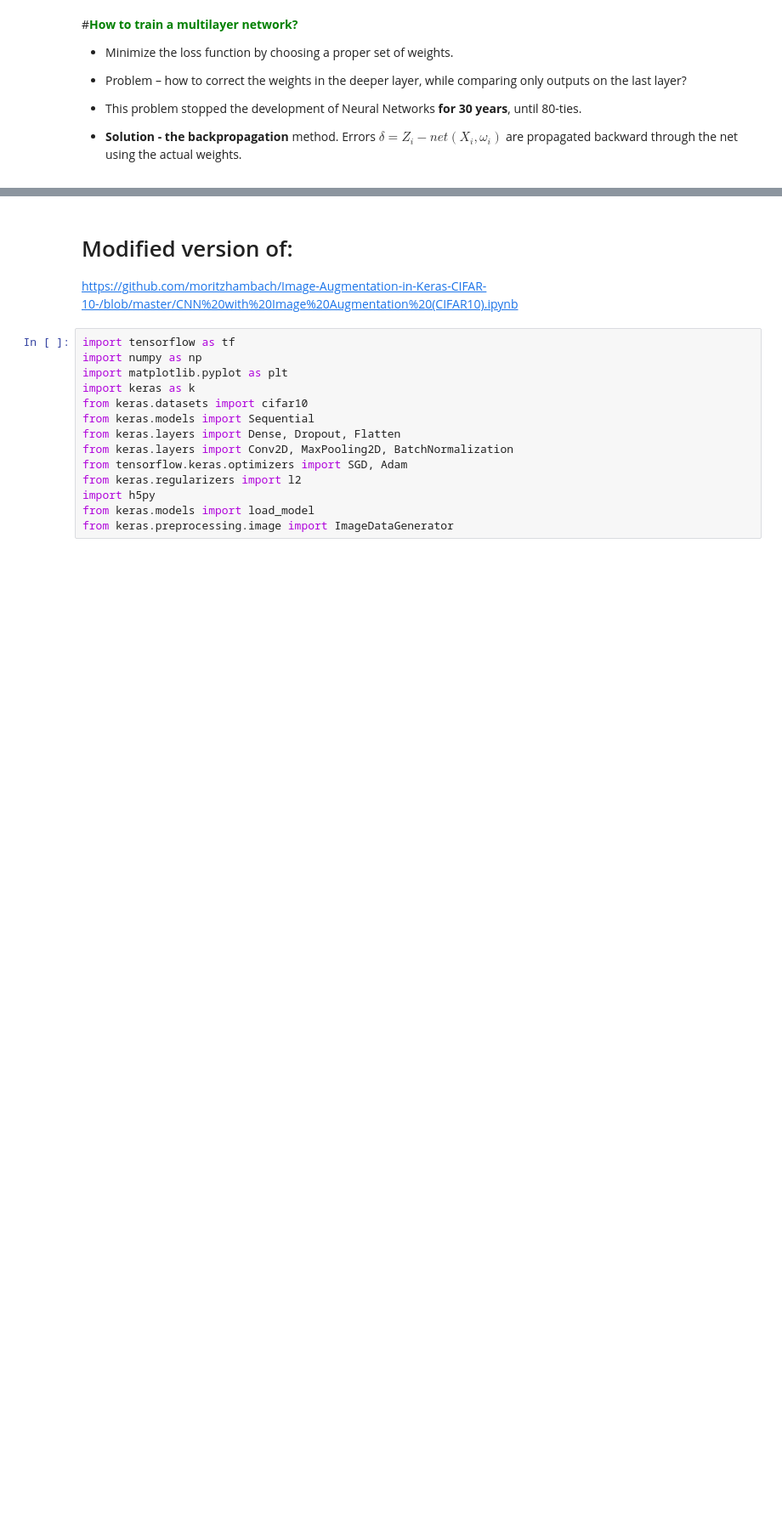
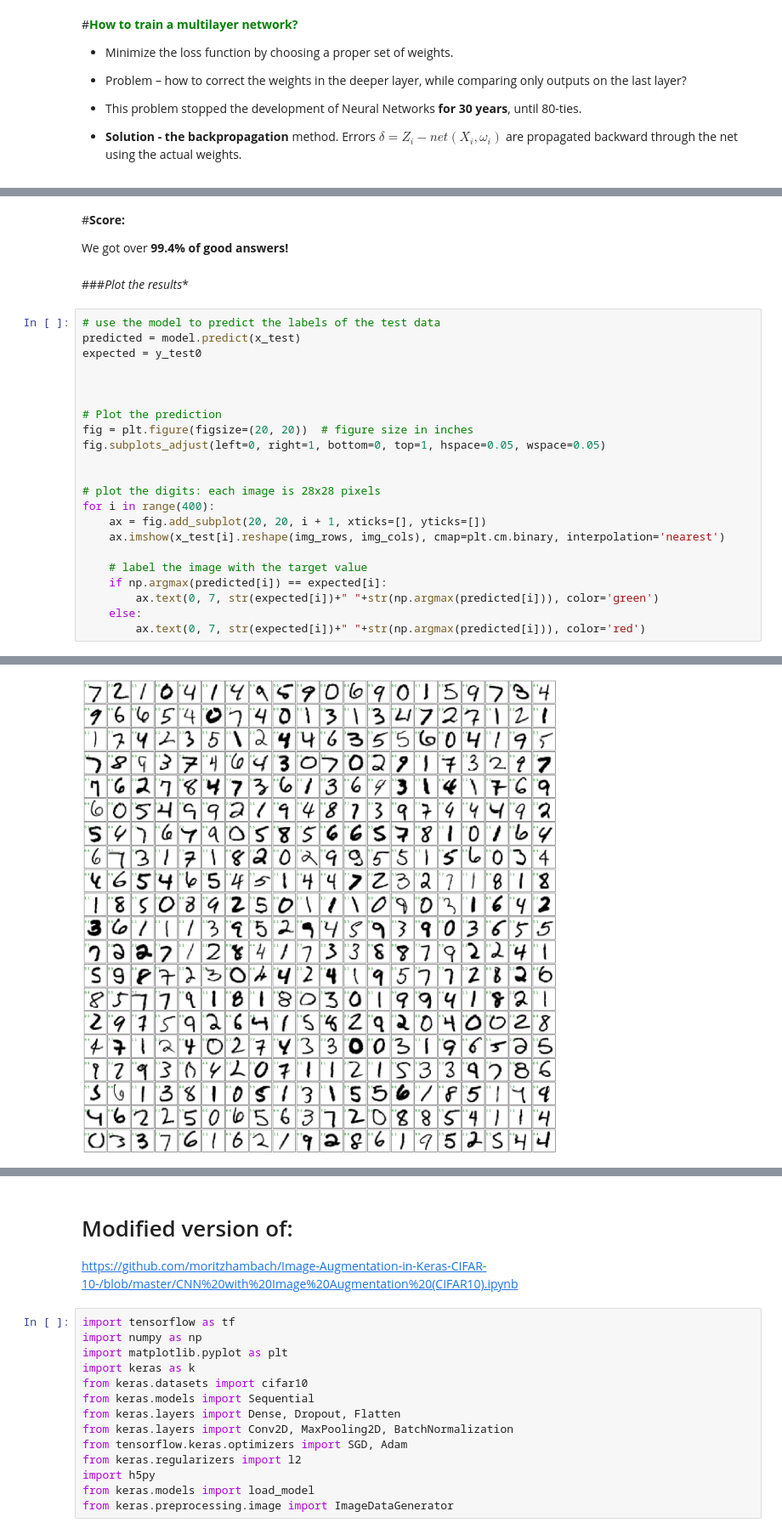
Before and after one commit to marcinwolter/AI_Lublin_2023, a Jupyter notebook: AI_Lublin_2023.ipynb, the cells around one changed output, grey strips where cells are left out. Shown at 85% size. Drawn from its saved outputs; the diff is of its cells as text; blank space fills up the shorter version.

```diff
--- a/AI_Lublin_2023.ipynb
+++ b/AI_Lublin_2023.ipynb
@@ -267,0 +916,29 @@ $\delta = Z_i - net(X_i,\omega_i)$
+# %% [markdown]
+#**Score:**
+
+We got over **99.4% of good answers!**
+# %% [markdown]
+###*Plot the results**
+# %%
+# use the model to predict the labels of the test data
+predicted = model.predict(x_test)
+expected = y_test0
+
+
+
+# Plot the prediction
+fig = plt.figure(figsize=(20, 20))  # figure size in inches
+fig.subplots_adjust(left=0, right=1, bottom=0, top=1, hspace=0.05, wspace=0.05)
+
+
+# plot the digits: each image is 28x28 pixels
+for i in range(400):
+    ax = fig.add_subplot(20, 20, i + 1, xticks=[], yticks=[])
+    ax.imshow(x_test[i].reshape(img_rows, img_cols), cmap=plt.cm.binary, interpolation='nearest')
+
+    # label the image with the target value
+    if np.argmax(predicted[i]) == expected[i]:
+        ax.text(0, 7, str(expected[i])+" "+str(np.argmax(predicted[i])), color='green')
+    else:
+        ax.text(0, 7, str(expected[i])+" "+str(np.argmax(predicted[i])), color='red')
+# %% [output]
@@ -267,0 +946 @@ $\delta = Z_i - net(X_i,\omega_i)$
+[figure, added]
```
Also changed, not shown: parts of 55 cells of this notebook.
